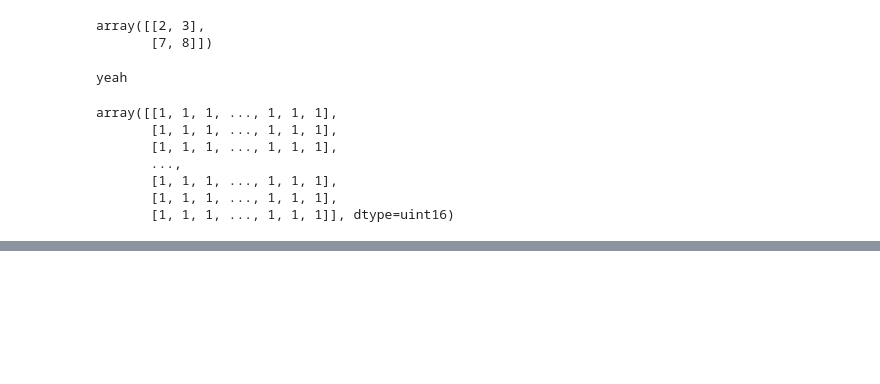
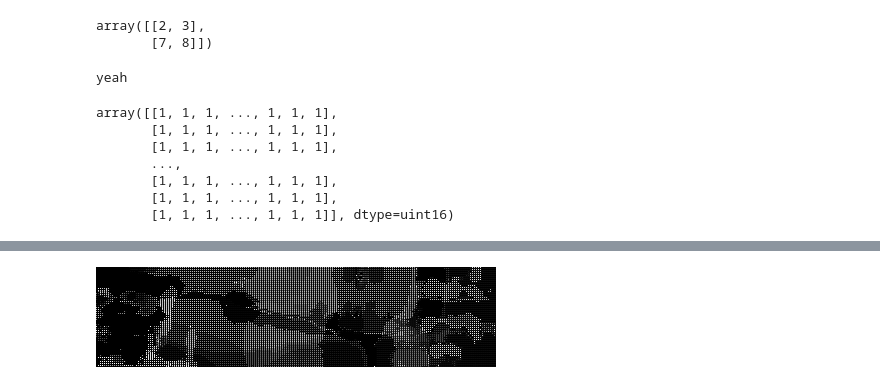
Before and after one commit to autorope/donkeycar, a Jupyter notebook: notebooks/depth_avoidance.ipynb, the cells around one changed output, grey strips where cells are left out. Saved outputs shown, nothing was run; the diff lists cells and outputs as text; code cells hidden in the pictures; blank space fills up the shorter version.

```diff
--- a/notebooks/depth_avoidance.ipynb
+++ b/notebooks/depth_avoidance.ipynb
@@ -54,0 +188,13 @@ np.savez_compressed("a.npz", img=depth_frame)
+# %%
+import cv2
+import numpy as np
+f = np.load("/Users/olivierbourrasse/mycar/data/depths/8000_cam_depth_array_.jpg.npz")
+depthFrame = (f["img"]).astype(np.uint16)
+
+depthFrameColor = cv2.normalize(depthFrame, None, 255, 0, cv2.NORM_INF, cv2.CV_8UC1)
+depthFrameColor = cv2.equalizeHist(depthFrameColor)
+depthFrameColor = cv2.applyColorMap(depthFrameColor, cv2.COLORMAP_HOT)
+
+cv2.imshow("depth", depthFrameColor)
+cv2.waitKey(0)
+cv2.destroyAllWindows()
@@ -54,0 +211,9 @@ np.savez_compressed("a.npz", img=depth_frame)
+# %%
+df = (f["img"]).astype(np.uint16)
+# %%
+from PIL import Image
+a = Image.fromarray(df, mode="L")
+# %%
+a
+# %% [output]
+[figure, added]
```
Also changed, not shown: parts of 19 cells of this notebook, 4 other files.
